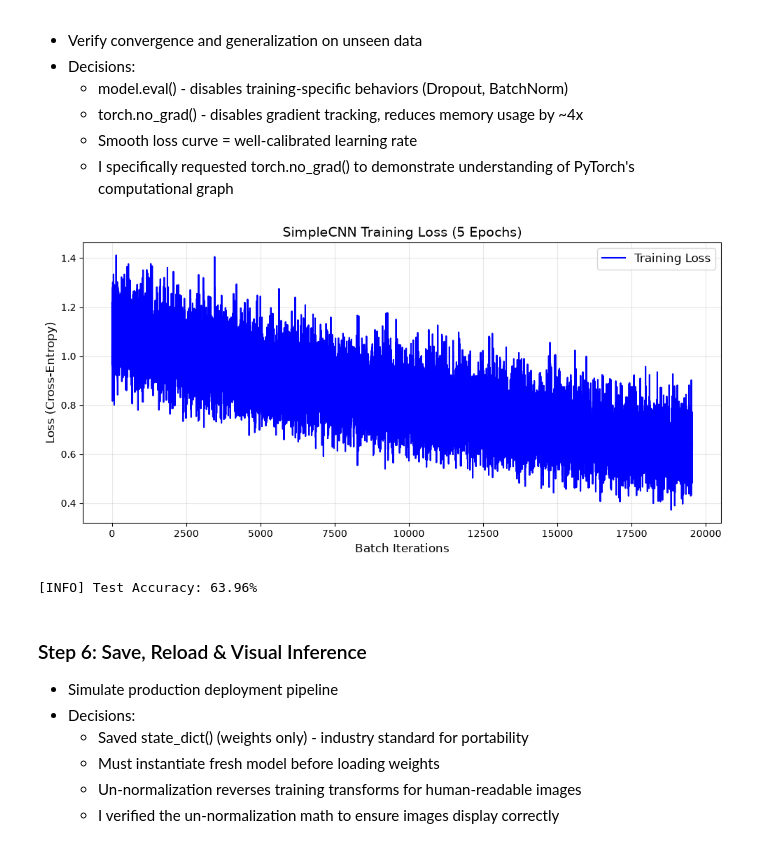
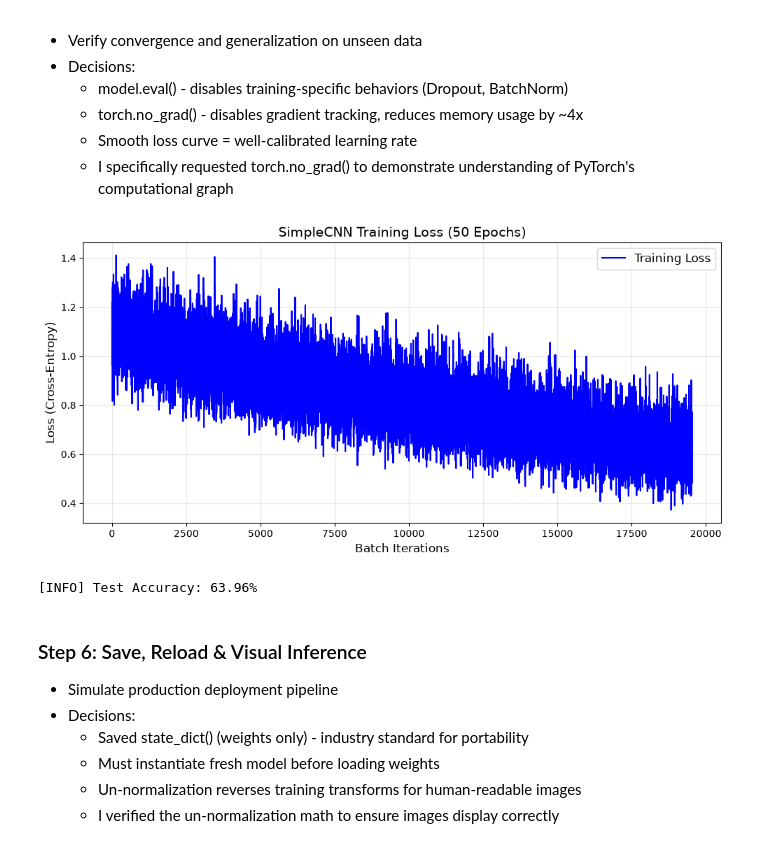
Before and after one commit to hydropython/-ml-clean-project, a Jupyter notebook: Part 1 – CNN_Model_Development.ipynb, the cells around one changed output. Saved outputs shown, nothing was run; the diff lists cells and outputs as text; code cells hidden in the pictures.

```diff
--- a/Part 1 – CNN_Model_Development.ipynb
+++ b/Part 1 – CNN_Model_Development.ipynb
@@ -273,35 +273,35 @@ train_losses = train_model(
 
 def plot_training_loss(losses, title="Training Loss"):
     plt.figure(figsize=(10, 5))
     plt.plot(losses, label='Training Loss', color='blue', linewidth=1.5)
     plt.title(title, fontsize=14)
     plt.xlabel('Batch Iterations', fontsize=12)
     plt.ylabel('Loss (Cross-Entropy)', fontsize=12)
     plt.legend(fontsize=12)
     plt.grid(True, alpha=0.3)
     plt.tight_layout()
     plt.show()
 
 def evaluate_model(model, dataloader, device):
     model.eval()
     correct, total = 0, 0
 
     with torch.no_grad():
         for inputs, labels in dataloader:
             inputs, labels = inputs.to(device), labels.to(device)
             outputs = model(inputs)
             _, predicted = torch.max(outputs.data, 1)
             total += labels.size(0)
             correct += (predicted == labels).sum().item()
 
     return 100 * correct / total
 
 # Plot and evaluate
-plot_training_loss(train_losses, title="SimpleCNN Training Loss (5 Epochs)")
+plot_training_loss(train_losses, title="SimpleCNN Training Loss (50 Epochs)")
 test_accuracy = evaluate_model(model, testloader, device)
 print(f"[INFO] Test Accuracy: {test_accuracy:.2f}%")
 # %% [output]
-[figure, old version]
+[figure, new version]
 [INFO] Test Accuracy: 63.96%
 # %% [markdown]
 ### Step 6: Save, Reload & Visual Inference
```
